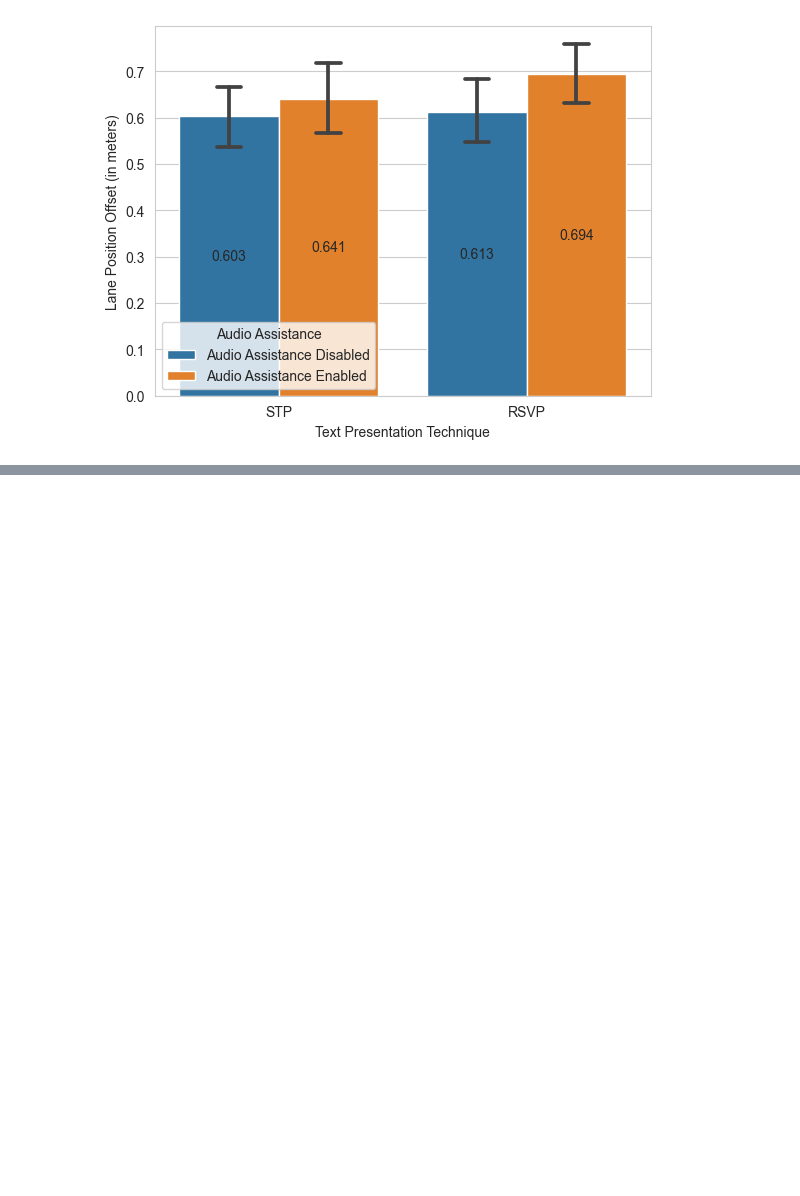
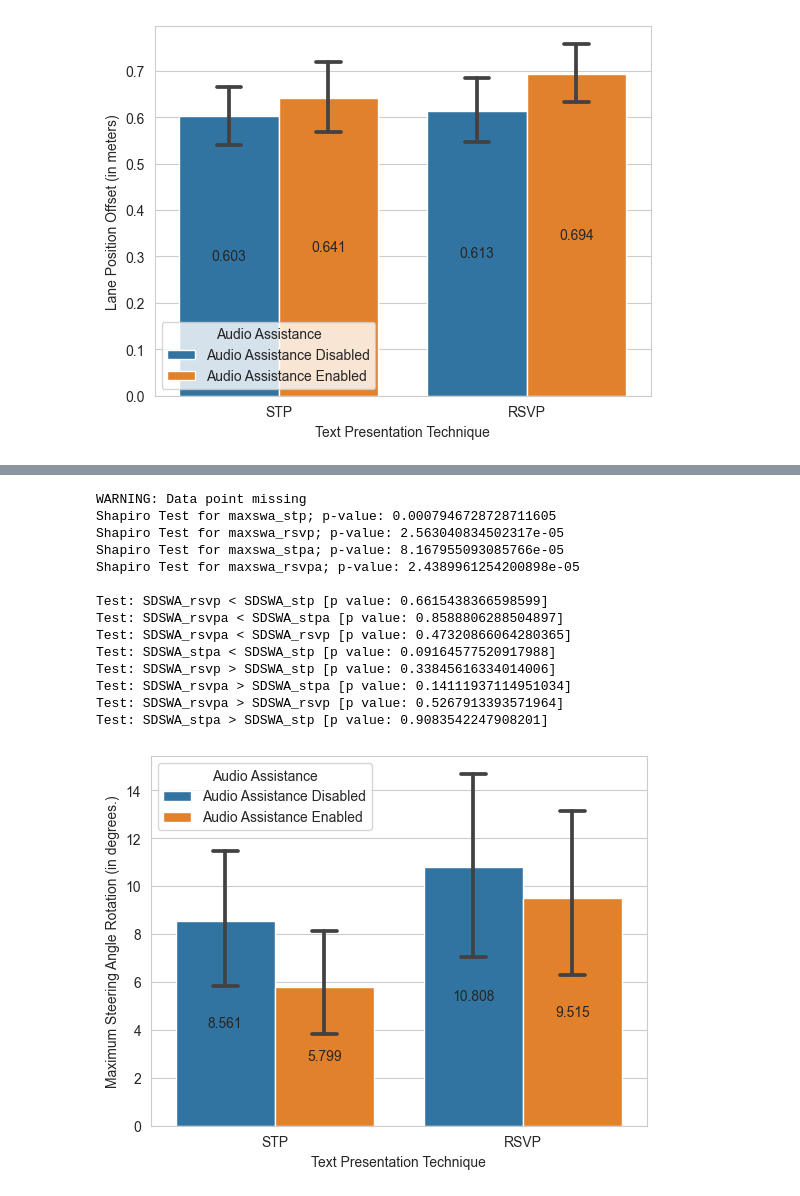
Before and after one commit to shh1v/NDRRI-Data-Analysis, a Jupyter notebook: analysis.ipynb, the cells around one changed output, grey strips where cells are left out. Cells and saved outputs as stored; diff of their text form; code cells hidden in the pictures; blank space fills up the shorter version.

```diff
--- a/analysis.ipynb
+++ b/analysis.ipynb
@@ -471,2 +532,71 @@ Test: SDSWA_stpa > SDSWA_stp [p value: 0.6678939098907948]
+# %%
+# Analyzing Maximum Steering Wheel Rotation
+maxSWAs = []
+swa_df_copy = swa_df.copy()
+for i in range(0, swa_df_copy.shape[0]):
+    dp_array = [dp for dp in swa_df_copy.iloc[i].values.tolist()[4:] if not pd.isna(dp)]
+    maxSWAs.append(max(dp_array))
+swa_df_copy["MAX"] = maxSWAs
+
+# Restructuring the data frame.
+maxswa_refined = generate_refined(swa_df_copy, "MAX", "MAX")
+
+# Combine columns TPT and Audio Assistance
+maxswa_combined = pd.DataFrame()
+maxswa_combined["TPTAA"] = maxswa_refined["TPT"].values + maxswa_refined["Audio Assistance"].values
+maxswa_combined["Maximum Steering Angle Rotation (in degrees.)"] = maxswa_refined["MAX"].values
+
+# Removing the outliers from the data frame
+remove_outliers(maxswa_combined, "Maximum Steering Angle Rotation (in degrees.)")
+
+# Under sampling the data set
+maxswa_combined = under_sampling(maxswa_combined, "Maximum Steering Angle Rotation (in degrees.)")
+
+# Create separate arrays for 2 x 2 cases
+maxswa_stp, maxswa_stpa, maxswa_rsvp, maxswa_rsvpa = create_seperate_arrays(maxswa_combined, "Maximum Steering Angle Rotation (in degrees.)")
+
+# Perform P-tests foer texting the hypothesis
+print("Shapiro Test for maxswa_stp; p-value:", stats.shapiro(maxswa_stp)[1])
+print("Shapiro Test for maxswa_rsvp; p-value:", stats.shapiro(maxswa_rsvp)[1])
+print("Shapiro Test for maxswa_stpa; p-value:", stats.shapiro(maxswa_stpa)[1])
+print("Shapiro Test for maxswa_rsvpa; p-value:", stats.shapiro(maxswa_rsvpa)[1], "\n")
+
+# Perform Mann Whitney U test because the data is not normal
+stat1, p1 = wilcoxon(maxswa_rsvp, maxswa_stp, alternative='less')
+print("Test: SDSWA_rsvp < SDSWA_stp [p value: {}]".format(p1))
+stat2, p2 = wilcoxon(maxswa_rsvpa, maxswa_stpa, alternative='less')
+print("Test: SDSWA_rsvpa < SDSWA_stpa [p value: {}]".format(p2))
+stat3, p3 = wilcoxon(maxswa_rsvpa, maxswa_rsvp, alternative='less')
+print("Test: SDSWA_rsvpa < SDSWA_rsvp [p value: {}]".format(p3))
+stat4, p4 = wilcoxon(maxswa_stpa, maxswa_stp, alternative='less')
+print("Test: SDSWA_stpa < SDSWA_stp [p value: {}]".format(p4))
+
+stat5, p5 = wilcoxon(maxswa_rsvp, maxswa_stp, alternative='greater')
+print("Test: SDSWA_rsvp > SDSWA_stp [p value: {}]".format(p5))
+stat6, p6 = wilcoxon(maxswa_rsvpa, maxswa_stpa, alternative='greater')
+print("Test: SDSWA_rsvpa > SDSWA_stpa [p value: {}]".format(p6))
+stat7, p7 = wilcoxon(maxswa_rsvpa, maxswa_rsvp, alternative='greater')
+print("Test: SDSWA_rsvpa > SDSWA_rsvp [p value: {}]".format(p7))
+stat8, p8 = wilcoxon(maxswa_stpa, maxswa_stp, alternative='greater')
+print("Test: SDSWA_stpa > SDSWA_stp [p value: {}]".format(p8))
+
+# plot graph
+plot_driving_metric(maxswa_combined, "Maximum Steering Angle Rotation (in degrees.)", False)
+# %% [output]
+WARNING: Data point missing
+Shapiro Test for maxswa_stp; p-value: 0.0007946728728711605
+Shapiro Test for maxswa_rsvp; p-value: 2.563040834502317e-05
+Shapiro Test for maxswa_stpa; p-value: 8.167955093085766e-05
+Shapiro Test for maxswa_rsvpa; p-value: 2.4389961254200898e-05
+
+Test: SDSWA_rsvp < SDSWA_stp [p value: 0.6615438366598599]
+Test: SDSWA_rsvpa < SDSWA_stpa [p value: 0.8588806288504897]
+Test: SDSWA_rsvpa < SDSWA_rsvp [p value: 0.47320866064280365]
+Test: SDSWA_stpa < SDSWA_stp [p value: 0.09164577520917988]
+Test: SDSWA_rsvp > SDSWA_stp [p value: 0.33845616334014006]
+Test: SDSWA_rsvpa > SDSWA_stpa [p value: 0.14111937114951034]
+Test: SDSWA_rsvpa > SDSWA_rsvp [p value: 0.5267913393571964]
+Test: SDSWA_stpa > SDSWA_stp [p value: 0.9083542247908201]
+[figure, added]
 # %%
 # Analysing the Breaking Input Rate
```
Also changed, not shown: parts of 10 cells of this notebook.
